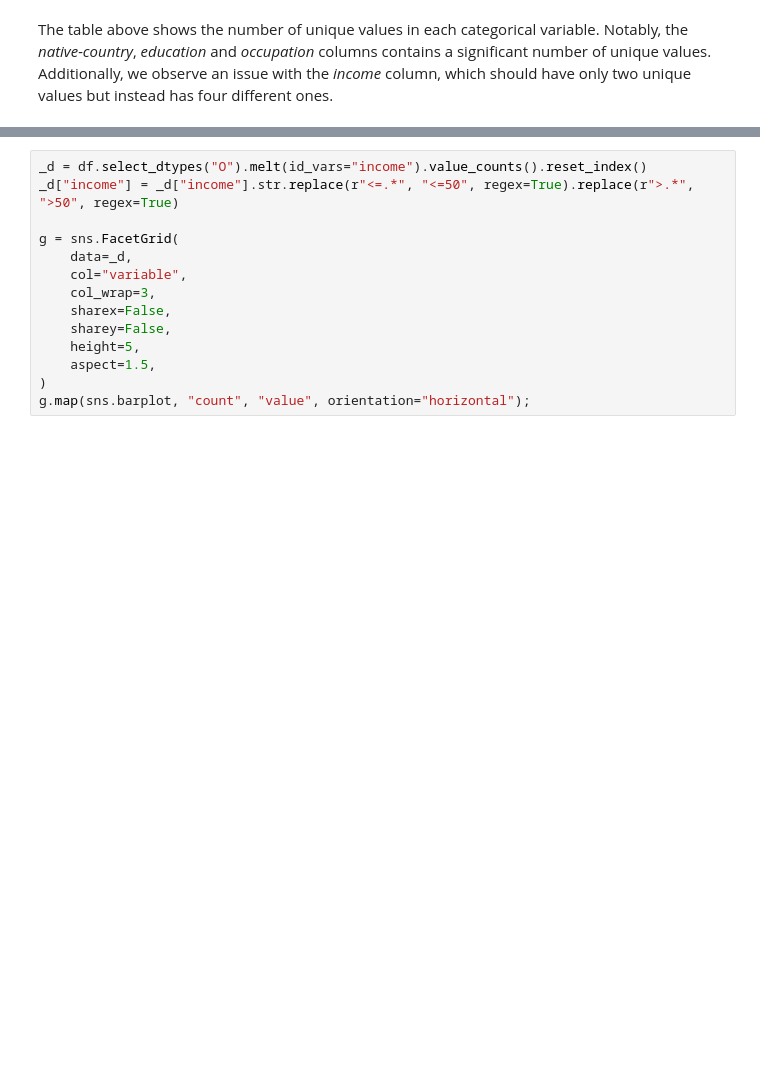
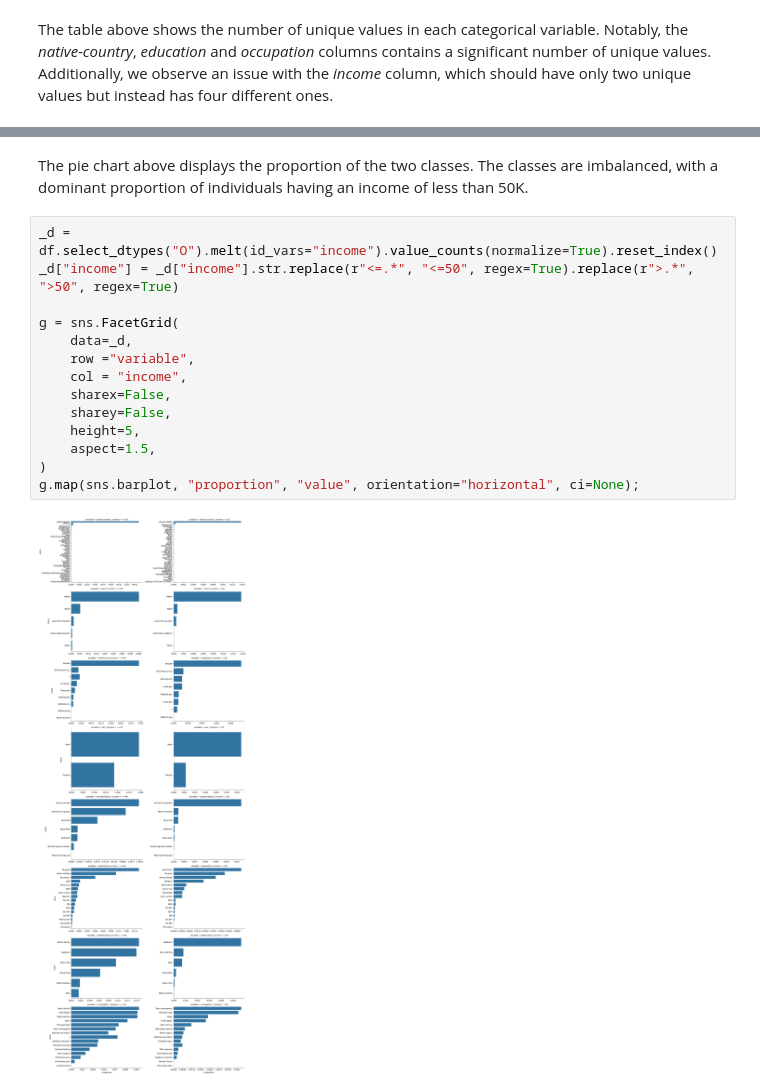
Before and after one commit to Toavina00/adult-uci-ml, a Jupyter notebook: adult.ipynb, the cells around one changed output, grey strips where cells are left out. Saved outputs shown, nothing was run; the diff lists cells and outputs as text; blank space fills up the shorter version.

```diff
--- a/adult.ipynb
+++ b/adult.ipynb
@@ -87,14 +135,18 @@ Regarding the *income* variable, we observe that there are equivalent classes th
+# %% [markdown]
+The pie chart above displays the proportion of the two classes. The classes are imbalanced, with a dominant proportion of individuals having an income of less than 50K.
 # %%
-_d = df.select_dtypes("O").melt(id_vars="income").value_counts().reset_index()
+_d = df.select_dtypes("O").melt(id_vars="income").value_counts(normalize=True).reset_index()
 _d["income"] = _d["income"].str.replace(r"<=.*", "<=50", regex=True).replace(r">.*", ">50", regex=True)
 
 g = sns.FacetGrid(
     data=_d,
-    col="variable",
-    col_wrap=3,
+    row ="variable",
+    col = "income",
     sharex=False,
     sharey=False,
     height=5,
     aspect=1.5,
 )
-g.map(sns.barplot, "count", "value", orientation="horizontal");
+g.map(sns.barplot, "proportion", "value", orientation="horizontal", ci=None);
+# %% [output]
+[figure, added]
```
Also changed, not shown: parts of 24 cells of this notebook.
